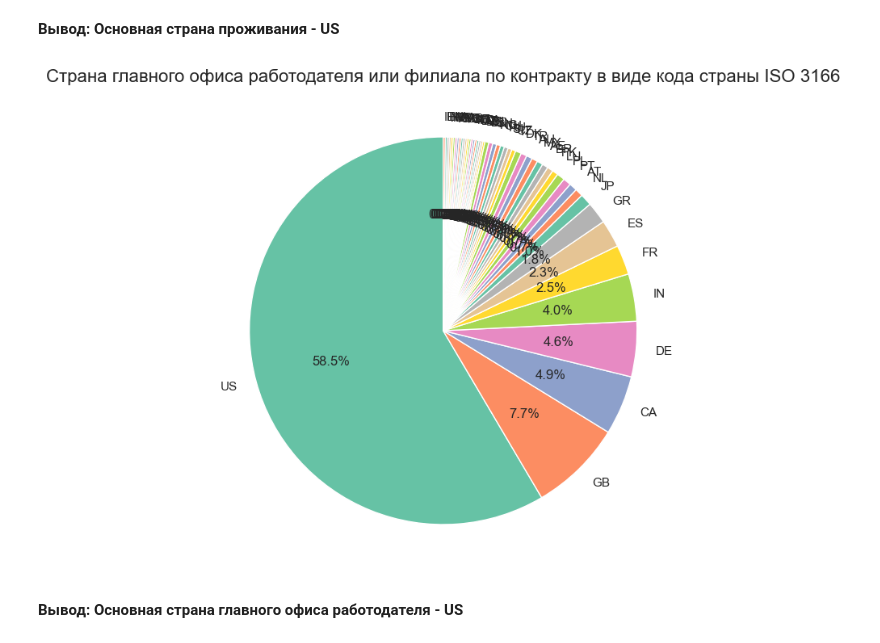
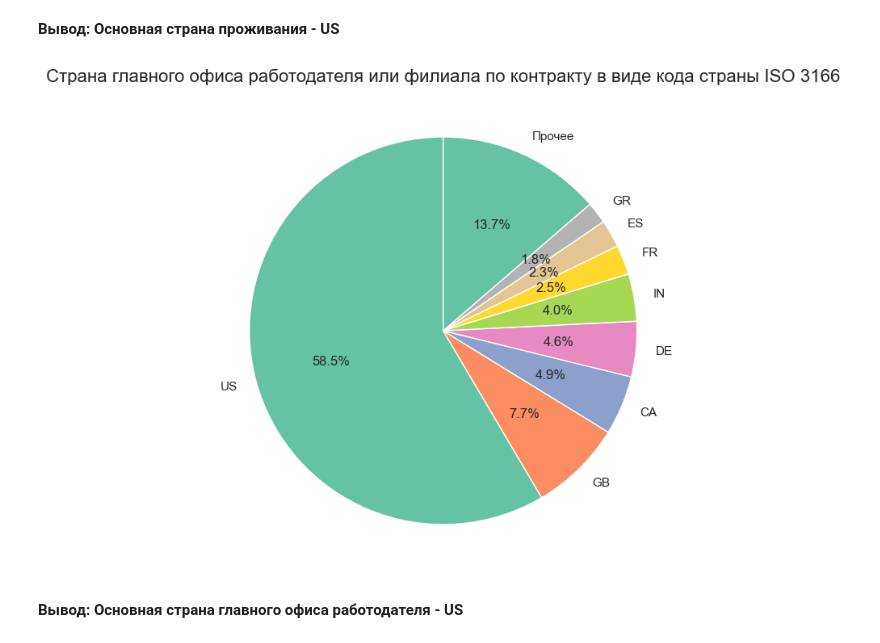
Before and after one commit to novoselovn/sf_nnv, a Jupyter notebook: PROJECT_3_HH/EDA_4_Статистические_тесты_Практика.ipynb, the cells around one changed output. Cells and saved outputs as stored; diff of their text form; code cells hidden in the pictures.

```diff
--- a/PROJECT_3_HH/EDA_4_Статистические_тесты_Практика.ipynb
+++ b/PROJECT_3_HH/EDA_4_Статистические_тесты_Практика.ipynb
@@ -426,20 +438,26 @@ plt.show(pie)
 # %% [markdown]
 **Вывод: Основная страна проживания - US**
+# %%
+#company_location
+df_comp = data['company_location'].value_counts()
+df_comp = pd.DataFrame(df_comp)
+df_comp.index = df_comp.apply(lambda x: x.name if x.values > 6 else 'Прочее', axis=1)
+df_comp = df_comp.groupby(df_comp.index, sort=False, as_index=True).sum()
 # %%
 #company_location
 fig = plt.figure(figsize=(12, 6))
 ax = fig.add_axes((1, 1, 1, 1))
 
 pie = ax.pie(
-    data['company_location'].value_counts(),
-    labels=data['company_location'].value_counts().index,
+    df_comp['count'],
+    labels=df_comp.index,
     autopct='%1.1f%%',
     startangle=90
 )
 title = ax.set_title('Страна главного офиса работодателя или филиала по контракту в виде кода страны ISO 3166', fontsize=16)
 plt.show(pie)
 # %% [output]
-[figure, old version]
+[figure, new version]
 # %% [markdown]
 **Вывод: Основная страна главного офиса работодателя - US**
 # %%
```
Also changed, not shown: parts of 4 cells of this notebook.
